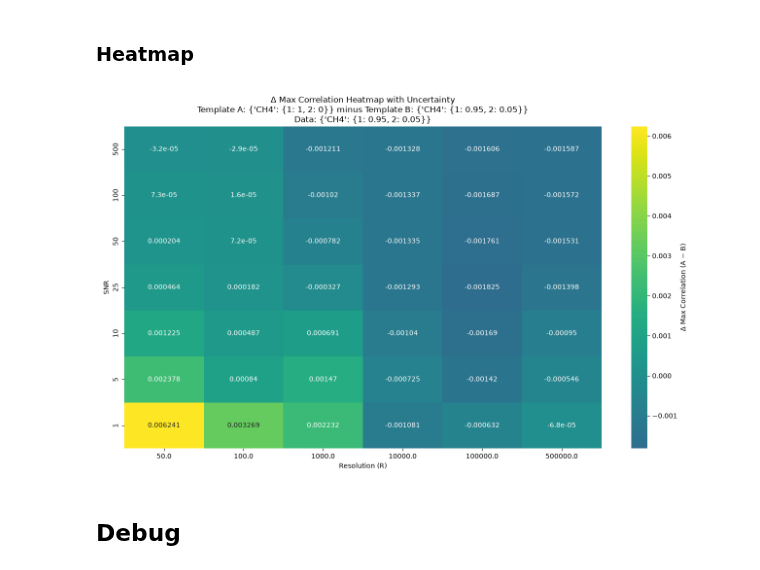
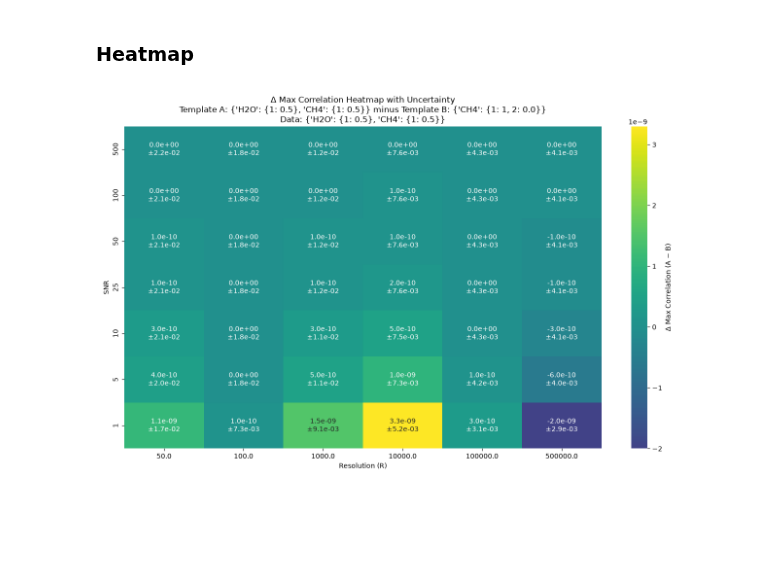
Before and after one commit to zanecollins/sgl_science_case, a Jupyter notebook: sgl_science_case/notebooks/summer_26_isotope_tests_cc.ipynb, the cells around one changed output. Saved outputs shown, nothing was run; the diff lists cells and outputs as text; code cells hidden in the pictures; blank space fills up the shorter version.

```diff
--- a/sgl_science_case/notebooks/summer_26_isotope_tests_cc.ipynb
+++ b/sgl_science_case/notebooks/summer_26_isotope_tests_cc.ipynb
@@ -81,8 +81,8 @@ tableList()
 # %% [output]
 dict_keys(['sampletab', 'CH4', 'CH4_iso2', 'H2O_iso3', 'H2O_iso1', 'CH4_iso1', 'H2O', 'H2O_iso2'])
 # %%
-wl_min = 3.1
-wl_max = 3.5
+wl_min = 7.8
+wl_max = 8.2
 native_dwn = 0.001     # cm^-1, native HITRAN-resolution sampling (HAPI side)
 
 wn_min = 1e4/wl_max
@@ -90,11 +90,11 @@ wn_max = 1e4/wl_min
 # %% [markdown]
 ## CH4 & Water Fetching
 # %%
-# # Isotopes to download:
+# Isotopes to download:
 # ch4_isotopes = [1,2]
-# h2o_isotopes = [1,2,3]
+h2o_isotopes = [1,2,3]
 # %%
-# for isotope in ch4_isotopes:
-#     fetch(f"CH4_iso{isotope}", 6, isotope, wn_min, wn_max)
-# for isotope in h2o_isotopes:
-#     fetch(f"H2O_iso{isotope}", 1, isotope, wn_min, wn_max)
+for isotope in ch4_isotopes:
+    fetch(f"CH4_iso{isotope}", 6, isotope, wn_min, wn_max)
+for isotope in h2o_isotopes:
+    fetch(f"H2O_iso{isotope}", 1, isotope, wn_min, wn_max)
@@ -640,14 +684,17 @@ print(f"✅ Loaded parent_dict with resolutions: {list(parent_dict.keys())}")
 # Define the abundance scenarios you want to test
 abundance_scenarios = [
     {'CH4': {1: 1.0, 2: 0.0}},           # Pure 12CH4
-    {'CH4': {1: 0.95, 2: 0.05}},         # Earth-like 13CH4
-    {'CH4': {1: 0.99, 2: 0.01}},      # trace 13ch4
+    {'CH4': {1: 0.95, 2: 0.05}},         # Earth-like 13CH4/
+    # {'CH4': {1: 0.99, 2: 0.01}},      # trace 13ch4
     {'CH4': {1: 0.5, 2: 0.5}},           # Equal mixture
-    {'CH4': {1:0.9, 2: 0.1}},
+    # {'CH4': {1:0.9, 2: 0.1}},
     {'H2O': {1:1}},
-    {'H2O': {1:0.8}, 'CH4': {1:0.2}},
-    {'H2O': {1:0.5}, 'CH4': {1:0.5}}
+    # {'H2O': {1:0.8}, 'CH4': {1:0.2}},
+    {'H2O': {1:0.5}, 'CH4': {1:0.5}},
+    {'H2O': {1:0.5, 2:0.5}}
 ]
+
+
 
 df_results = run_full_isotope_cross_correlation(
     parent_dict=parent_dict,
@@ -714,9 +755,10 @@ plot_ccf_comparison(
 # %% [markdown]
 ### Heatmap
 # %%
-template_A = {'CH4': {1: 1, 2: 0}}
-template_B = {'CH4': {1: 0.95, 2: 0.05}}
-data_abundances = {'CH4': {1: 0.95, 2: 0.05}}
+template_A = {'H2O': {1: 0.5}, 'CH4': {1:0.5}}
+template_B = {'CH4': {1: 1, 2: 0.0}}
+data_abundances =  {'H2O': {1: 0.5}, 'CH4': {1: 0.5}}
+
 
 def get_peak_values(df, template_abundances, data_abundances, metric='cc_snr'):
     mask = (
@@ -738,7 +780,7 @@ def get_peak_values(df, template_abundances, data_abundances, metric='cc_snr'):
 
 
 # ======================
-metric_to_use = 'cc'
+metric_to_use = 'o'
 
 df_A, value_name = get_peak_values(df_results, template_A, data_abundances, metric=metric_to_use)
 df_B, _ = get_peak_values(df_results, template_B, data_abundances, metric=metric_to_use)
@@ -747,7 +789,7 @@ merged = pd.merge(df_A, df_B, on=['resolution', 'snr'], suffixes=('_A', '_B'))
 
 merged['delta'] = merged['peak_value_A'] - merged['peak_value_B']
 merged['delta_error'] = np.sqrt(merged['error_A']**2 + merged['error_B']**2)
-merged['delta'] = merged['delta'].round(6)
+merged['delta'] = merged['delta'].round(10)
 
 # ======================
 # Pivot for heatmap
@@ -767,35 +809,33 @@ annot = pivot.copy().astype(str)
 
 for i, snr in enumerate(pivot.index):
     for j, res in enumerate(pivot.columns):
         delta = pivot.iloc[i, j]
         delta_err = merged[(merged['snr'] == snr) & (merged['resolution'] == res)]['delta_error'].mean()
-        annot.iloc[i, j] = f"{delta:.2f}\n±{delta_err:.2f}"
+        annot.iloc[i, j] = f"{delta:.1e}\n±{delta_err:.1e}"
 
 # ======================
 # Plot
 # ======================
 plt.figure(figsize=(13, 8))
 
 sns.heatmap(
     pivot,
     cmap='viridis',
     center=0,
-    annot=True,
+    annot=annot,
     fmt='',
     cbar_kws={'label': f'Δ {value_name} (A − B)'}
 )
 
 plt.xlabel('Resolution (R)')
 plt.ylabel('SNR')
 plt.title(
     f'Δ {value_name} Heatmap with Uncertainty\n'
     f'Template A: {template_A} minus Template B: {template_B}\n'
     f'Data: {data_abundances}'
 )
 
 plt.tight_layout()
 plt.show()
 # %% [output]
-[figure, old version]
+[figure, new version]
-# %% [markdown]
-## Debug
```
Also changed, not shown: parts of 15 cells of this notebook, 3 other files.
